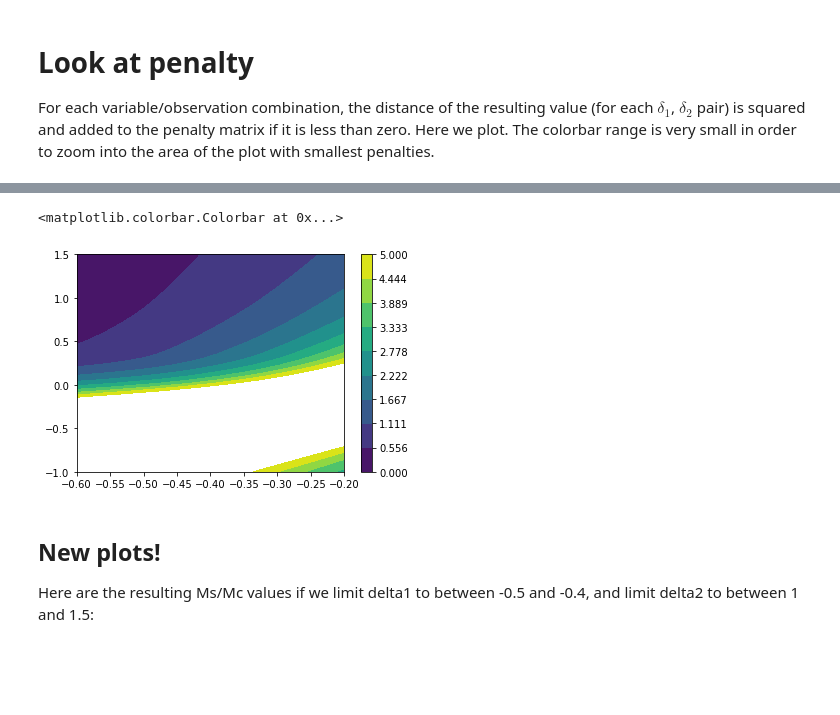
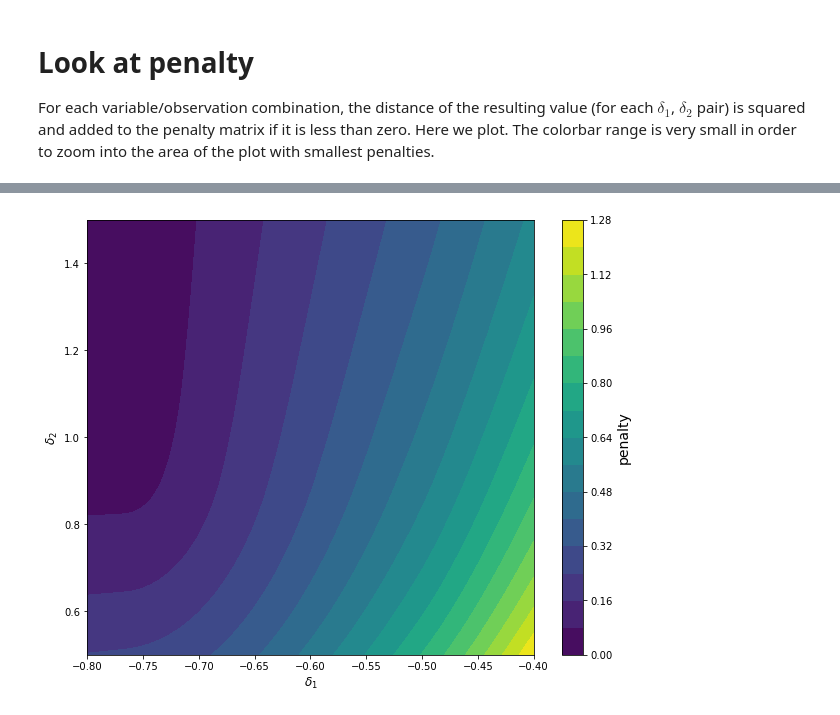
Before and after one commit to kthyng/janelle2019, a Jupyter notebook: Analysis.ipynb, the cells around one changed output, grey strips where cells are left out. Drawn from its saved outputs; the diff is of its cells as text; code cells hidden in the pictures; blank space fills up the shorter version.

```diff
--- a/Analysis.ipynb
+++ b/Analysis.ipynb
@@ -123,10 +124,9 @@ plt.colorbar()
-# %%
-plt.contourf(delta1[:,:,0], delta2[:,:,1], np.sqrt(penalty), levels=np.linspace(0,5,10))
-plt.colorbar()
-# %% [output]
-<matplotlib.colorbar.Colorbar at 0x...>
-[figure, removed]
-# %% [markdown]
-## New plots!
-
-Here are the resulting Ms/Mc values if we limit delta1 to between -0.5 and -0.4, and limit delta2 to between 1 and 1.5:
+# %%
+fig, ax = plt.subplots(1, 1, figsize=(10,8))
+mappable = ax.contourf(delta1[:,:,0], delta2[:,:,1], np.sqrt(penalty), 15)
+ax.set_xlabel('$\delta_1$', fontsize=12)
+ax.set_ylabel('$\delta_2$', fontsize=12)
+cb = fig.colorbar(mappable)
+cb.set_label('penalty', fontsize=14)
+# %% [output]
+[figure, added]
```
Also changed, not shown: parts of 20 cells of this notebook.
